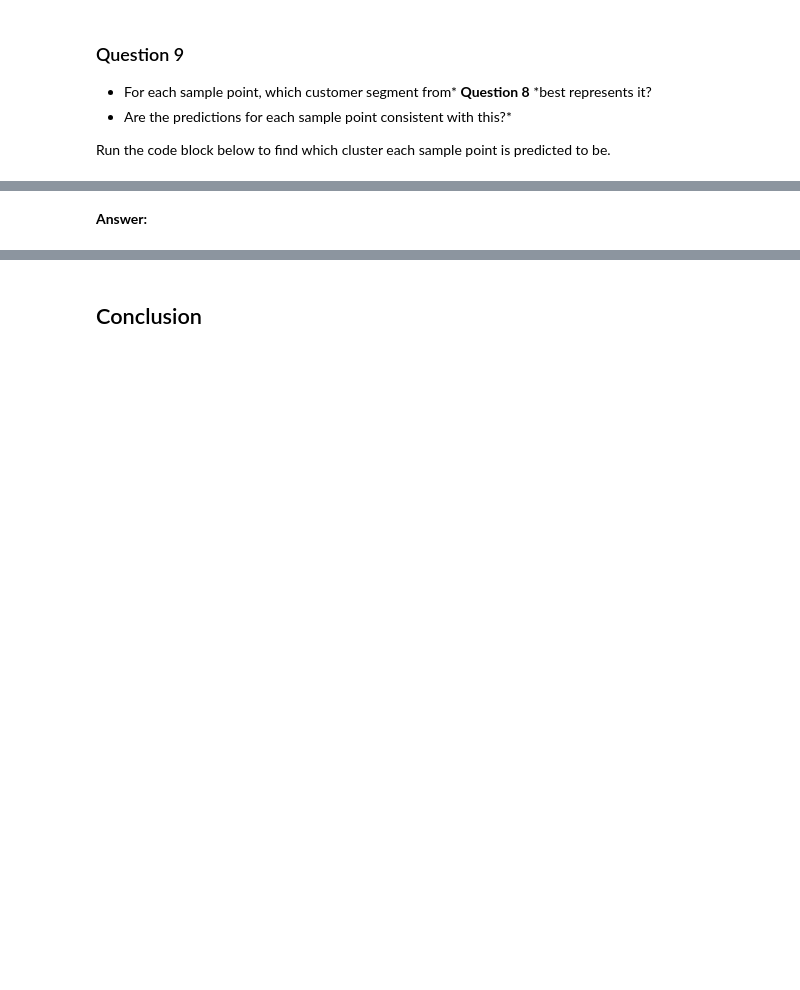
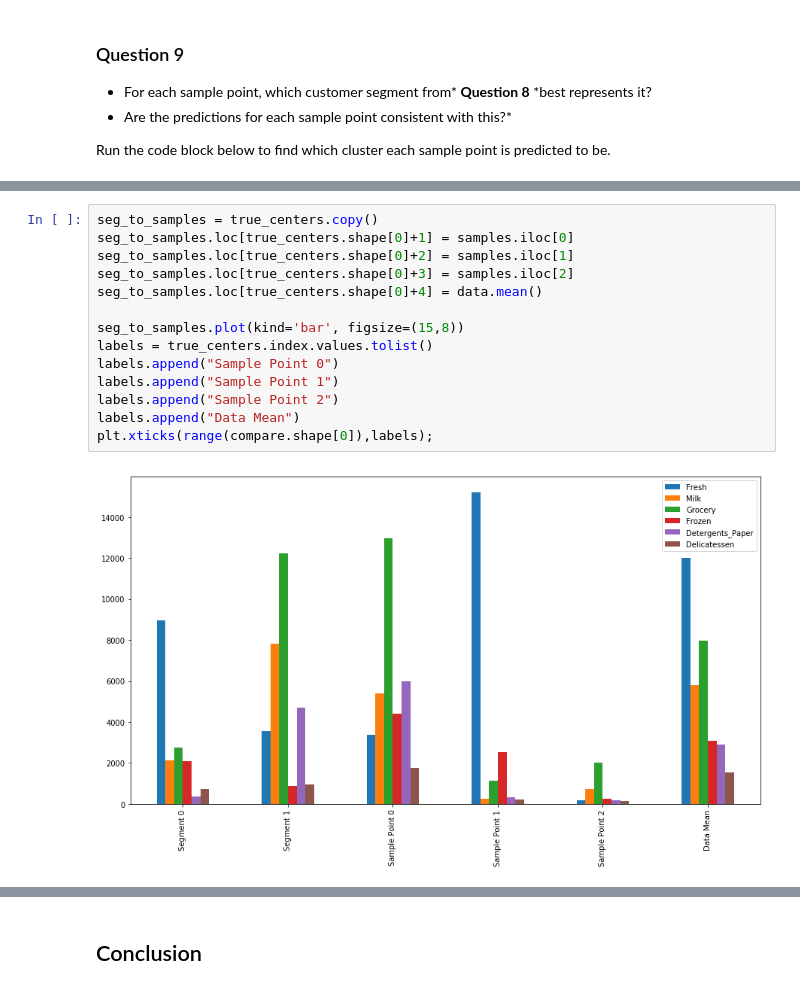
Before and after one commit to anthonybaker/mlnd_customer_segments, a Jupyter notebook: customer_segments.ipynb, the cells around one changed output, grey strips where cells are left out. Drawn from its saved outputs; the diff is of its cells as text; blank space fills up the shorter version.

```diff
--- a/customer_segments.ipynb
+++ b/customer_segments.ipynb
@@ -618,2 +674,16 @@ for i, pred in enumerate(sample_preds):
-# %% [markdown]
-**Answer:**
+# %%
+seg_to_samples = true_centers.copy()
+seg_to_samples.loc[true_centers.shape[0]+1] = samples.iloc[0]
+seg_to_samples.loc[true_centers.shape[0]+2] = samples.iloc[1]
+seg_to_samples.loc[true_centers.shape[0]+3] = samples.iloc[2]
+seg_to_samples.loc[true_centers.shape[0]+4] = data.mean()
+
+seg_to_samples.plot(kind='bar', figsize=(15,8))
+labels = true_centers.index.values.tolist()
+labels.append("Sample Point 0")
+labels.append("Sample Point 1")
+labels.append("Sample Point 2")
+labels.append("Data Mean")
+plt.xticks(range(compare.shape[0]),labels);
+# %% [output]
+[figure, added]
```
Also changed, not shown: parts of 10 cells of this notebook.
